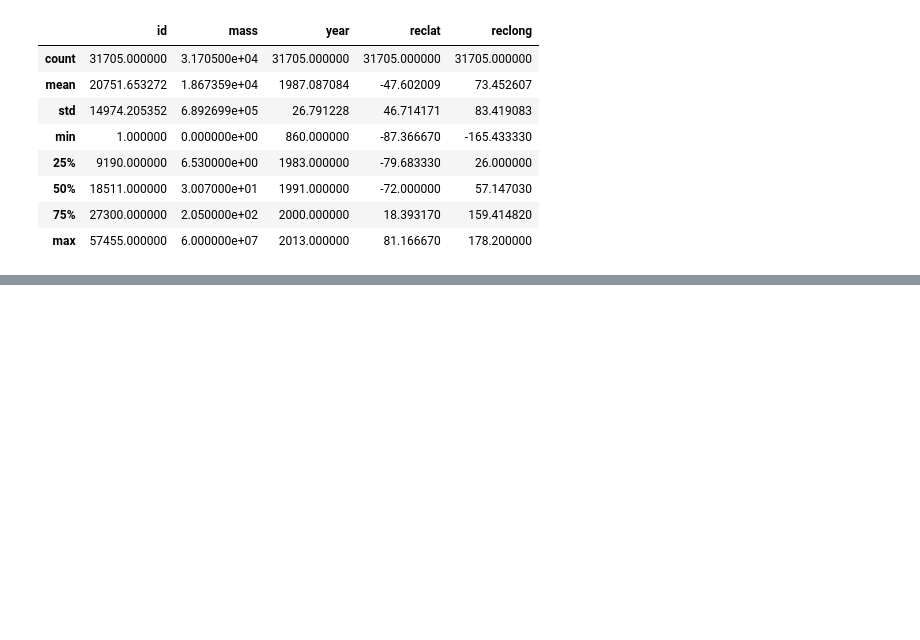
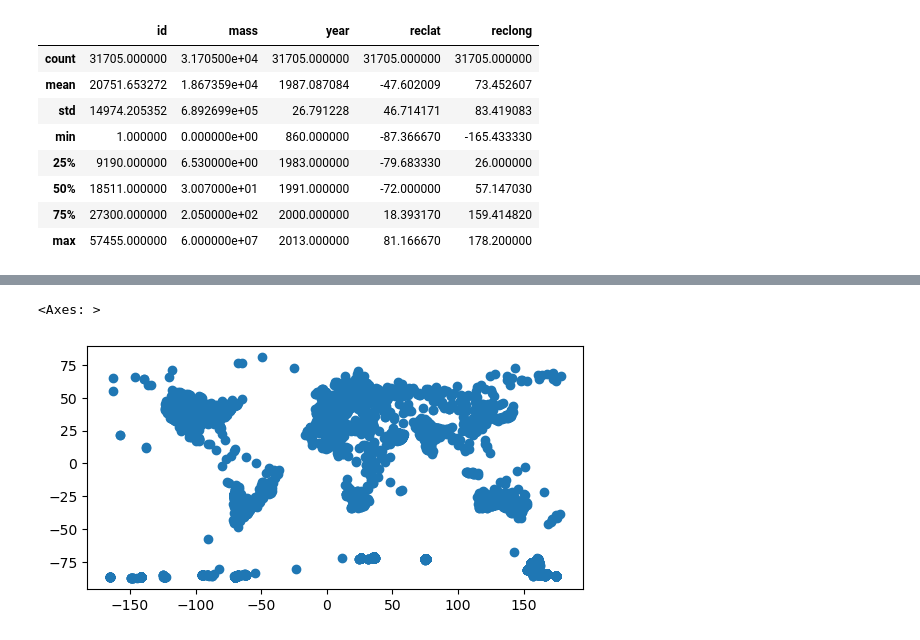
Before and after one commit to WaielonH/dashmeteor, a Jupyter notebook: src/eda.ipynb, the cells around one changed output, grey strips where cells are left out. Saved outputs shown, nothing was run; the diff lists cells and outputs as text; code cells hidden in the pictures; blank space fills up the shorter version.

```diff
--- a/src/eda.ipynb
+++ b/src/eda.ipynb
@@ -8,7 +11,7 @@ alt.renderers.enable('mimetype')
 # %% [output]
 RendererRegistry.enable('mimetype')
 # %%
-clean = pd.read_csv('data/clean/clean_meteorite_landings.csv')
+clean = pd.read_csv('../data/clean/clean_meteorite_landings.csv')
 # %%
 clean.describe()
 # %% [output]
@@ -53,0 +83,7 @@ alt.Chart(clean.groupby(by=['year', 'fall', 'nametype']).agg({'id': 'count'}).re
+# %%
+clean = gpd.GeoDataFrame(clean, crs='EPSG:4326', geometry=gpd.points_from_xy(clean['reclong'], clean['reclat']))
+# clean = clean.drop(columns='GeoLocation')
+clean.plot()
+# %% [output]
+<Axes: >
+[figure, added]
```
Also changed, not shown: parts of 11 cells of this notebook, 1 other file.
